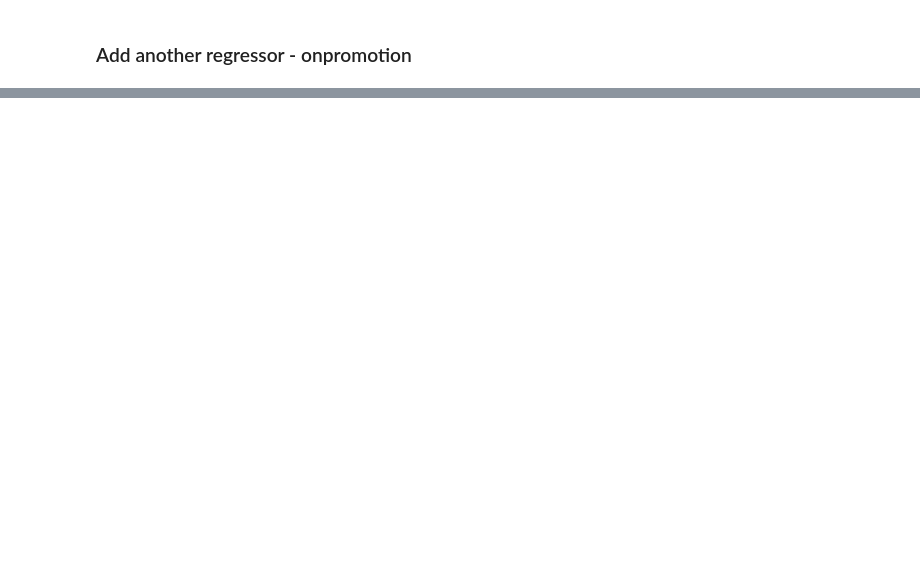
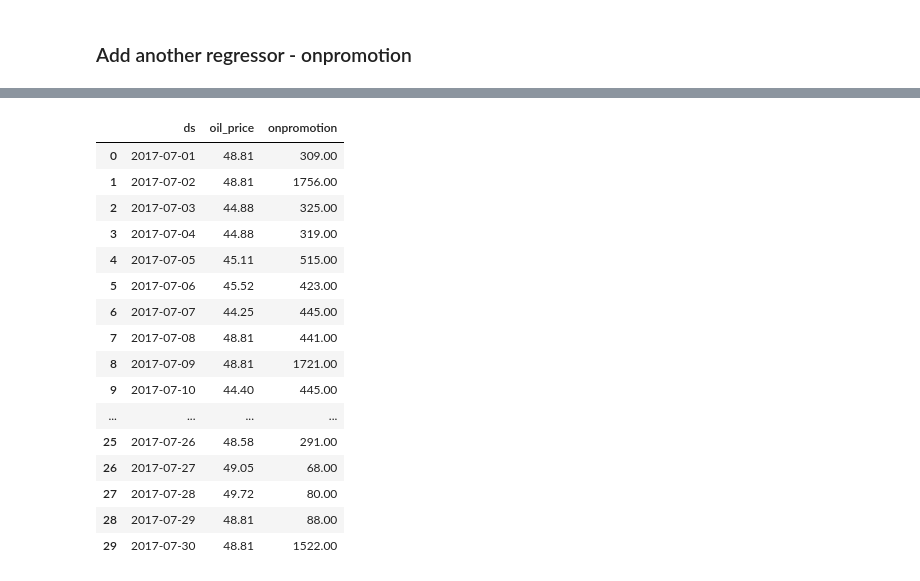
Before and after one commit to bennzhang/marketing_ml, a Jupyter notebook: forecasting/prophet/product-demand-forecasting-with-facebook-prophet.ipynb, the cells around one changed output, grey strips where cells are left out. Cells and saved outputs as stored; diff of their text form; code cells hidden in the pictures; blank space fills up the shorter version.

Commit message:
prophet initial commit

```diff
--- a/forecasting/prophet/product-demand-forecasting-with-facebook-prophet.ipynb
+++ b/forecasting/prophet/product-demand-forecasting-with-facebook-prophet.ipynb
@@ -743,0 +714,3 @@ sale_oil_promotion_df.head()
+# %%
+future_on_promotion = sale_oil_promotion_df[(sale_oil_promotion_df['ds'] >= forecast_start_date)]
+future_on_promotion.head()
@@ -743,0 +724,21 @@ sale_oil_promotion_df.head()
+# %%
+#PROPHET MODEL
+
+df_copy = sale_oil_promotion_df.copy()
+
+train_set = df_copy[(df_copy['ds'] < forecast_start_date) ]
+
+m = Prophet(holidays=holidays)
+m.add_regressor('oil_price')
+m.add_regressor('onpromotion')
+m.fit(train_set)
+
+future = m.make_future_dataframe(periods=prediction_days, include_history=False)
+future_sql = """
+select future.ds, oil_price, onpromotion
+from future
+left join future_on_promotion on future.ds = future_on_promotion.ds
+"""
+future = duckdb.query(future_sql).fetchdf()
+future
+# %% [output]
@@ -743,0 +747,17 @@ sale_oil_promotion_df.head()
+|  | ds | oil_price | onpromotion |
+| 0 | 2017-07-01 | 48.81 | 309.00 |
+| 1 | 2017-07-02 | 48.81 | 1756.00 |
+| 2 | 2017-07-03 | 44.88 | 325.00 |
+| 3 | 2017-07-04 | 44.88 | 319.00 |
+| 4 | 2017-07-05 | 45.11 | 515.00 |
+| 5 | 2017-07-06 | 45.52 | 423.00 |
+| 6 | 2017-07-07 | 44.25 | 445.00 |
+| 7 | 2017-07-08 | 48.81 | 441.00 |
+| 8 | 2017-07-09 | 48.81 | 1721.00 |
+| 9 | 2017-07-10 | 44.40 | 445.00 |
+| ... | ... | ... | ... |
+| 25 | 2017-07-26 | 48.58 | 291.00 |
+| 26 | 2017-07-27 | 49.05 | 68.00 |
+| 27 | 2017-07-28 | 49.72 | 80.00 |
+| 28 | 2017-07-29 | 48.81 | 88.00 |
+| 29 | 2017-07-30 | 48.81 | 1522.00 |
```
Also changed, not shown: parts of 36 cells of this notebook.
